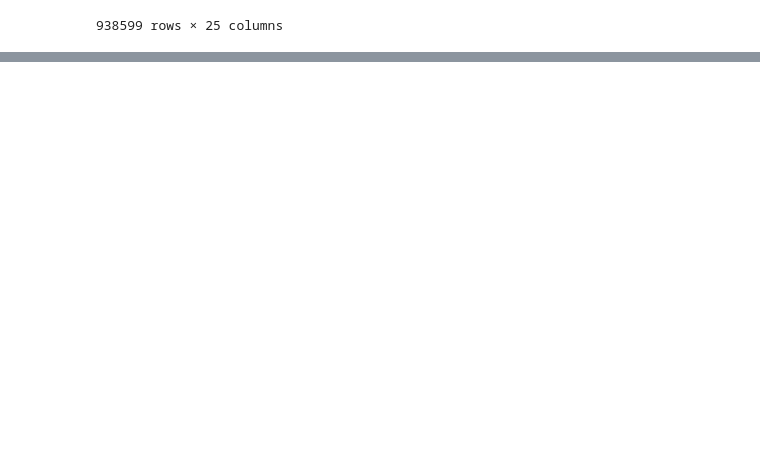
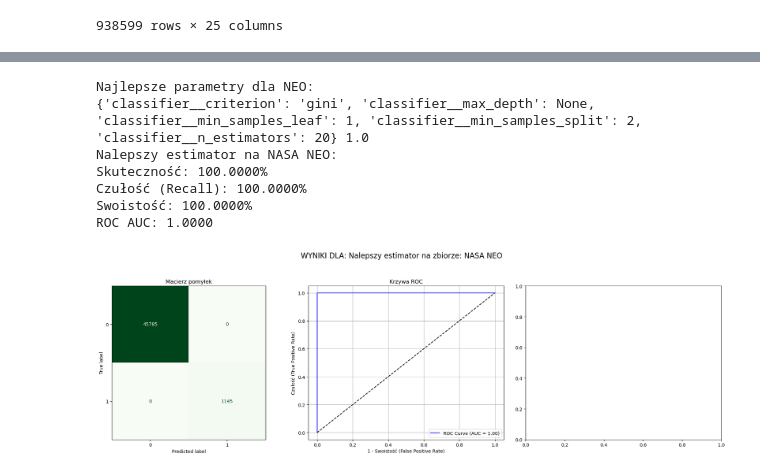
Before and after one commit to Jvsin/ai-studies, a Jupyter notebook: pum2025/LAB6/lab6.ipynb, the cells around one changed output, grey strips where cells are left out. Drawn from its saved outputs; the diff is of its cells as text; code cells hidden in the pictures; blank space fills up the shorter version.

```diff
--- a/pum2025/LAB6/lab6.ipynb
+++ b/pum2025/LAB6/lab6.ipynb
@@ -561,3 +548,12 @@ X
 | 958522 | 18.071 | 0.202053 | 2.373137 | 1.893638 | 0.732484 | 176.499082 | 198.026527 | 355.351127 | 2.852636 | 0.269600 | ... | ... |
 | 958523 | 18.060 | 0.258348 | 2.260404 | 1.676433 | 9.661947 | 204.512448 | 148.496988 | 15.320134 | 2.844376 | 0.290018 | ... | ... |
 938599 rows × 25 columns
+# %%
+from sklearn.model_selection import train_test_split
+
+X_train, X_test, y_neo_train, y_neo_test = train_test_split(X, y_neo, test_size=0.05, train_size=0.5, random_state=259195, stratify=y_neo
+)
+
+print(f"Zbiór treningowy: {X_train.shape}, Zbiór testowy: {X_test.shape}")
+print(f"NEO: {y_neo_train.shape}, {y_neo_test.shape}")
+# print(f"PHA: {y_pha_train.shape}, {y_pha_test.shape}")
@@ -563,0 +566,28 @@ X
+# %%
+from sklearn.model_selection import GridSearchCV
+from sklearn.ensemble import RandomForestClassifier
+
+rf = RandomForestClassifier(random_state=259195, class_weight='balanced')
+param_grid = {
+    'classifier__n_estimators': [20, 30, 50],
+    'classifier__criterion': ['gini'],
+    'classifier__max_depth': [None, 10],
+    'classifier__min_samples_split': [2, 5],
+    'classifier__min_samples_leaf': [1, 2]
+}
+
+pipeline = Pipeline(steps=[
+    ('preprocessor', preprocessor),
+    ('classifier', rf)
+])
+
+print("Optymalizacja hiperparametrów dla NEO...")
+grid_search_neo = GridSearchCV(
+    pipeline,
+    param_grid,
+    cv=2,
+    scoring='f1_weighted',
+    n_jobs=-1,
+    verbose=1
+)
+grid_search_neo.fit(X_train, y_neo_train)
@@ -563,0 +614,16 @@ X
+# %%
+print("Najlepsze parametry dla NEO:")
+print(grid_search_neo.best_params_, grid_search_neo.best_score_)
+
+eval_classifier_neo = grid_search_neo.best_estimator_
+y_neo_pred = eval_classifier_neo.predict(X_test)
+evaluate_classifier(y_neo_test, y_neo_pred, X_train, y_neo_train, eval_classifier_neo, "Nalepszy estimator", "NASA NEO", labels=[0, 1], decision_plot=False)
+# %% [output]
+Najlepsze parametry dla NEO:
+{'classifier__criterion': 'gini', 'classifier__max_depth': None, 'classifier__min_samples_leaf': 1, 'classifier__min_samples_split': 2, 'classifier__n_estimators': 20} 1.0
+Nalepszy estimator na NASA NEO:
+Skuteczność: 100.0000%
+Czułość (Recall): 100.0000%
+Swoistość: 100.0000%
+ROC AUC: 1.0000
+[figure, added]
```
Also changed, not shown: parts of 7 cells of this notebook.
